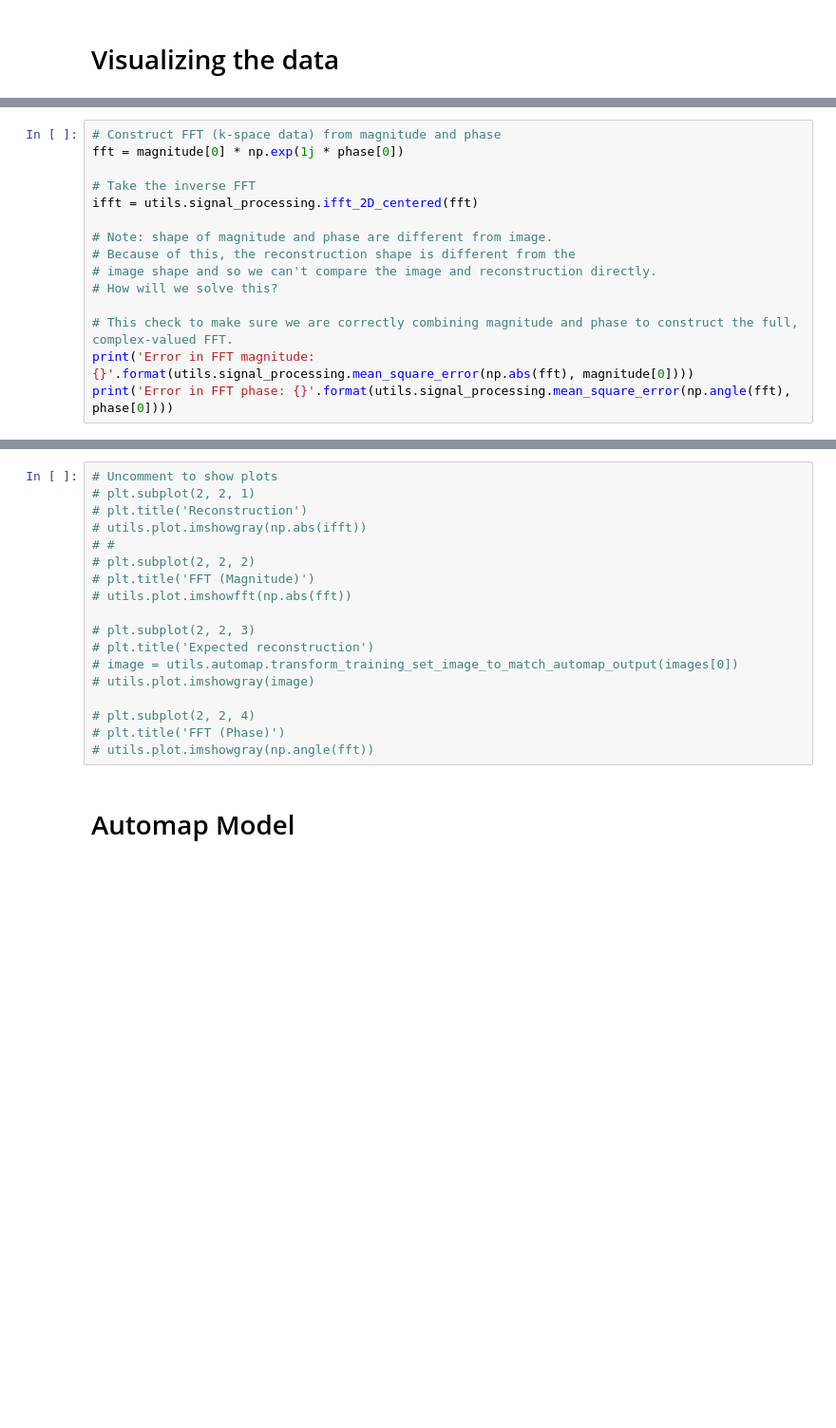
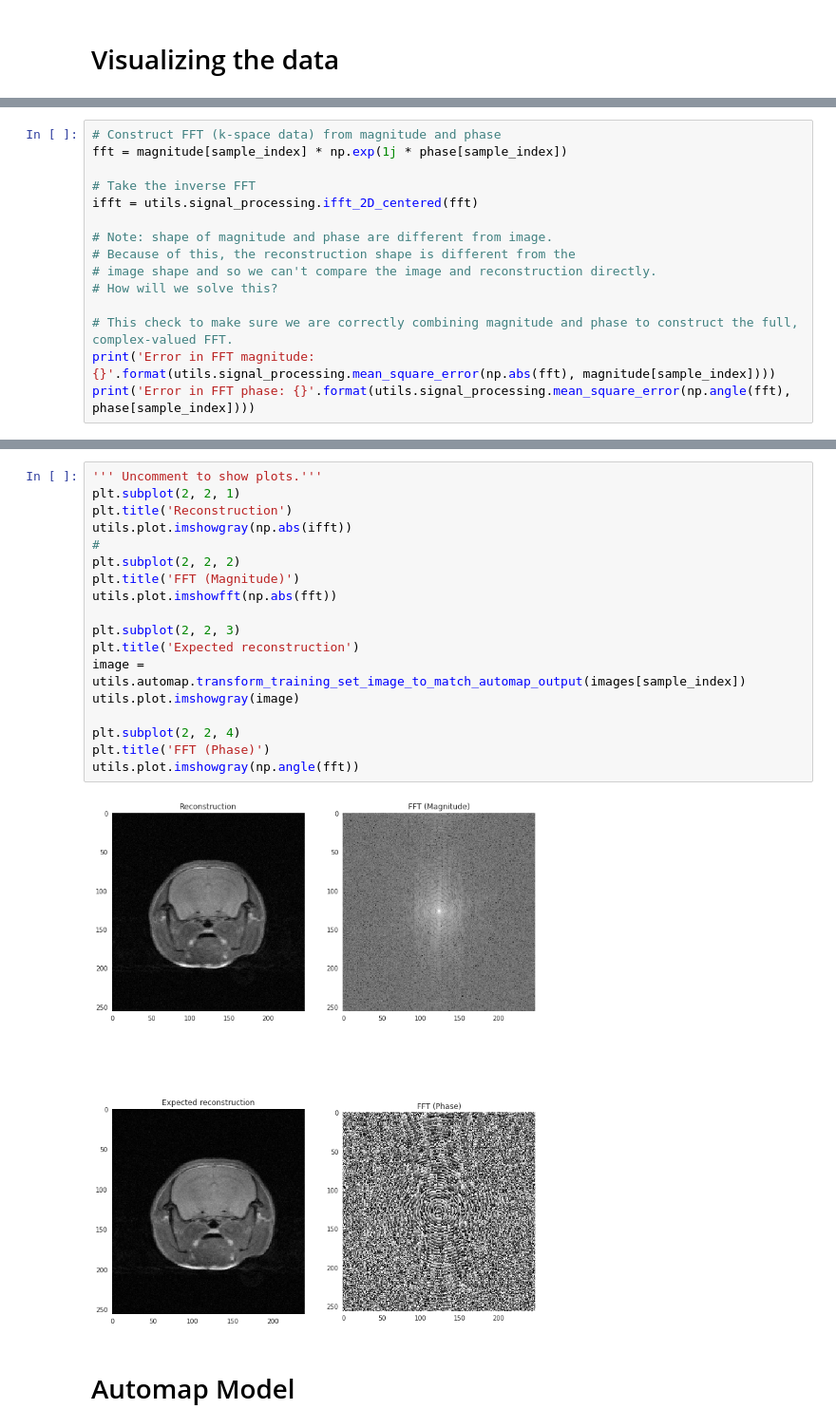
Before and after one commit to alexwal/cs230-project, a Jupyter notebook: MRI_reconstruction_example/automap_model.ipynb, the cells around one changed output, grey strips where cells are left out. Shown at 95% size. Drawn from its saved outputs; the diff is of its cells as text; blank space fills up the shorter version.

```diff
--- a/MRI_reconstruction_example/automap_model.ipynb
+++ b/MRI_reconstruction_example/automap_model.ipynb
@@ -54,6 +55,6 @@ dict_keys(['classification', 'images', 'magnitude', 'phase'])
 # %%
 # Construct FFT (k-space data) from magnitude and phase
-fft = magnitude[0] * np.exp(1j * phase[0])
+fft = magnitude[sample_index] * np.exp(1j * phase[sample_index])
 
 # Take the inverse FFT
 ifft = utils.signal_processing.ifft_2D_centered(fft)
@@ -64,6 +65,6 @@ ifft = utils.signal_processing.ifft_2D_centered(fft)
 # How will we solve this?
 
 # This check to make sure we are correctly combining magnitude and phase to construct the full, complex-valued FFT.
-print('Error in FFT magnitude: {}'.format(utils.signal_processing.mean_square_error(np.abs(fft), magnitude[0])))
-print('Error in FFT phase: {}'.format(utils.signal_processing.mean_square_error(np.angle(fft), phase[0])))
+print('Error in FFT magnitude: {}'.format(utils.signal_processing.mean_square_error(np.abs(fft), magnitude[sample_index])))
+print('Error in FFT phase: {}'.format(utils.signal_processing.mean_square_error(np.angle(fft), phase[sample_index])))
 # %% [output]
@@ -72,20 +73,22 @@ Error in FFT phase: 1.5035561514171795e-05
 # %%
-# Uncomment to show plots
-# plt.subplot(2, 2, 1)
-# plt.title('Reconstruction')
-# utils.plot.imshowgray(np.abs(ifft))
-# #
-# plt.subplot(2, 2, 2)
-# plt.title('FFT (Magnitude)')
-# utils.plot.imshowfft(np.abs(fft))
+''' Uncomment to show plots.'''
+plt.subplot(2, 2, 1)
+plt.title('Reconstruction')
+utils.plot.imshowgray(np.abs(ifft))
+#
+plt.subplot(2, 2, 2)
+plt.title('FFT (Magnitude)')
+utils.plot.imshowfft(np.abs(fft))
 
-# plt.subplot(2, 2, 3)
-# plt.title('Expected reconstruction')
-# image = utils.automap.transform_training_set_image_to_match_automap_output(images[0])
-# utils.plot.imshowgray(image)
+plt.subplot(2, 2, 3)
+plt.title('Expected reconstruction')
+image = utils.automap.transform_training_set_image_to_match_automap_output(images[sample_index])
+utils.plot.imshowgray(image)
 
-# plt.subplot(2, 2, 4)
-# plt.title('FFT (Phase)')
-# utils.plot.imshowgray(np.angle(fft))
+plt.subplot(2, 2, 4)
+plt.title('FFT (Phase)')
+utils.plot.imshowgray(np.angle(fft))
+# %% [output]
+[figure, added]
 # %% [markdown]
 # Automap Model
```
Also changed, not shown: parts of 19 cells of this notebook, 2 other files.
